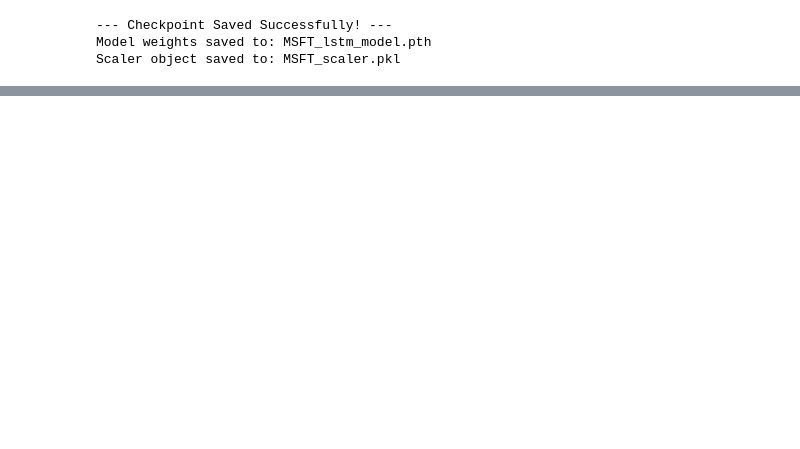
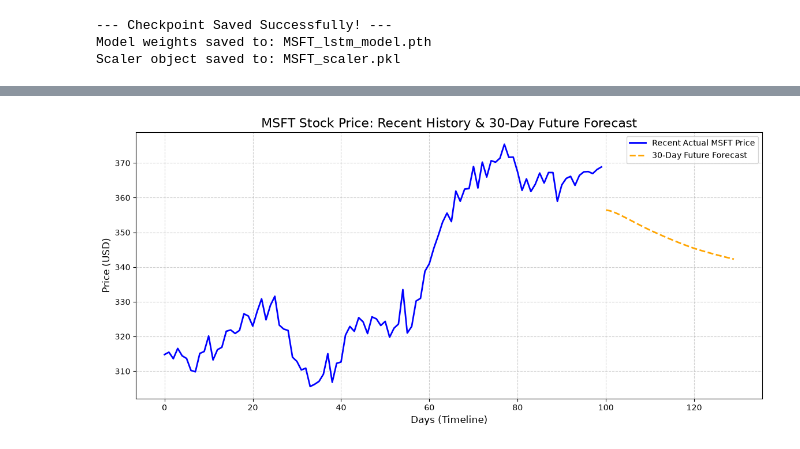
Before and after one commit to batuefe-ozsac/Stock-Price-Prediction-PyTorch, a Jupyter notebook: stock_prediction.ipynb, the cells around one changed output, grey strips where cells are left out. Saved outputs shown, nothing was run; the diff lists cells and outputs as text; code cells hidden in the pictures; blank space fills up the shorter version.

Commit message:
feat: visualize 30-day recursive future forecast

```diff
--- a/stock_prediction.ipynb
+++ b/stock_prediction.ipynb
@@ -337,0 +339,28 @@ Day +30: 356.03 USD
+# %%
+import matplotlib.pyplot as plt
+import numpy as np
+
+# Let's take the last 100 days of actual test data so the chart is easy to read
+historical_data = y_test_usd[-100:]
+
+# Create the x-axis points for the future 30 days
+last_day_index = len(historical_data)
+future_days = np.arange(last_day_index, last_day_index + 30)
+
+plt.figure(figsize=(14, 6))
+
+# Plot the recent 100 days of actual history in blue
+plt.plot(range(last_day_index), historical_data, color='blue', label='Recent Actual MSFT Price', linewidth=2)
+
+# Plot the 30-day future forecast in orange, continuing from the last point
+plt.plot(future_days, future_predictions_usd, color='orange', label='30-Day Future Forecast', linestyle='dashed', linewidth=2)
+
+# Professional formatting
+plt.title('MSFT Stock Price: Recent History & 30-Day Future Forecast', fontsize=16)
+plt.xlabel('Days (Timeline)', fontsize=12)
+plt.ylabel('Price (USD)', fontsize=12)
+plt.legend()
+plt.grid(True, linestyle='--', alpha=0.6)
+plt.show()
+# %% [output]
+[figure, added]
```
Also changed, not shown: parts of 5 cells of this notebook, 1 other file.
